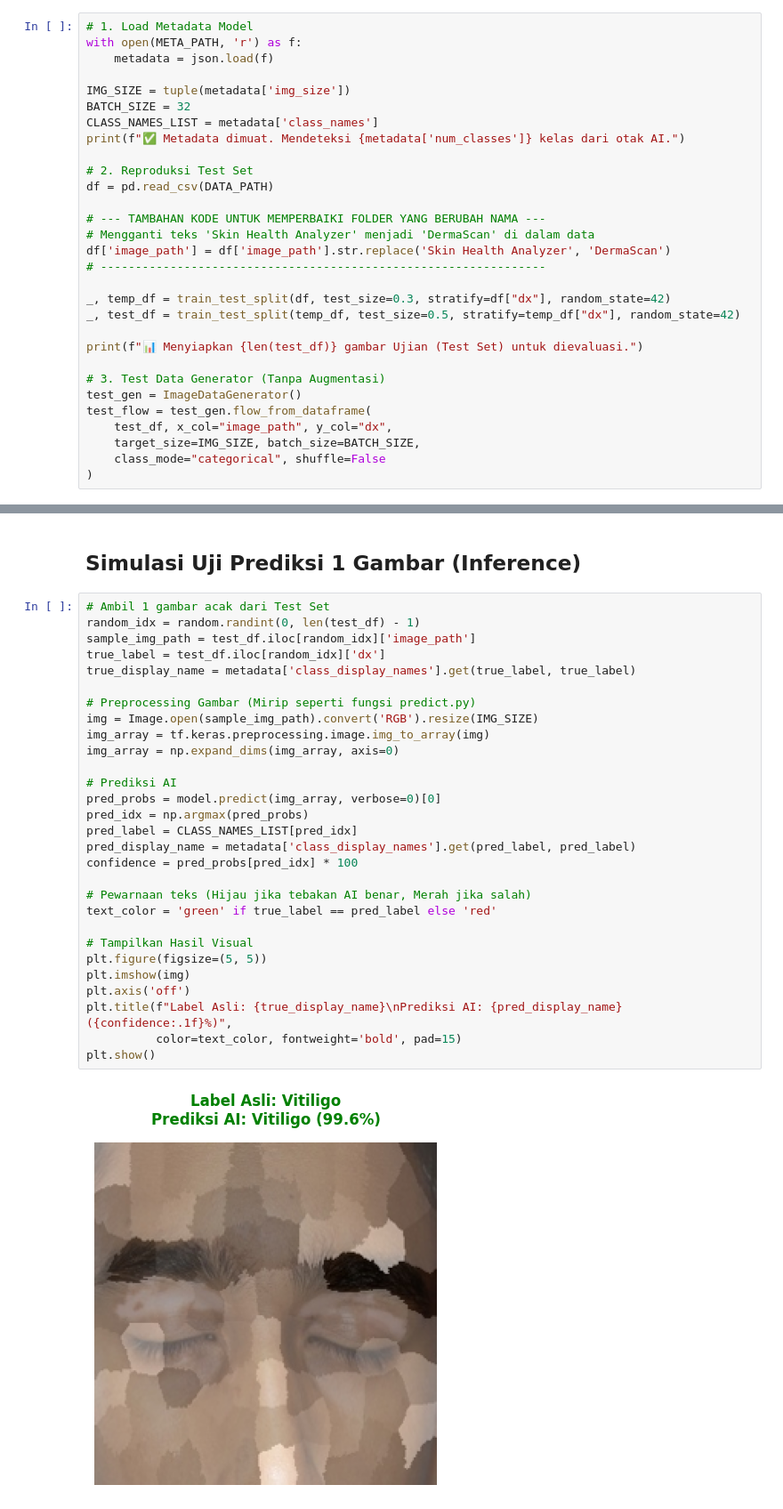
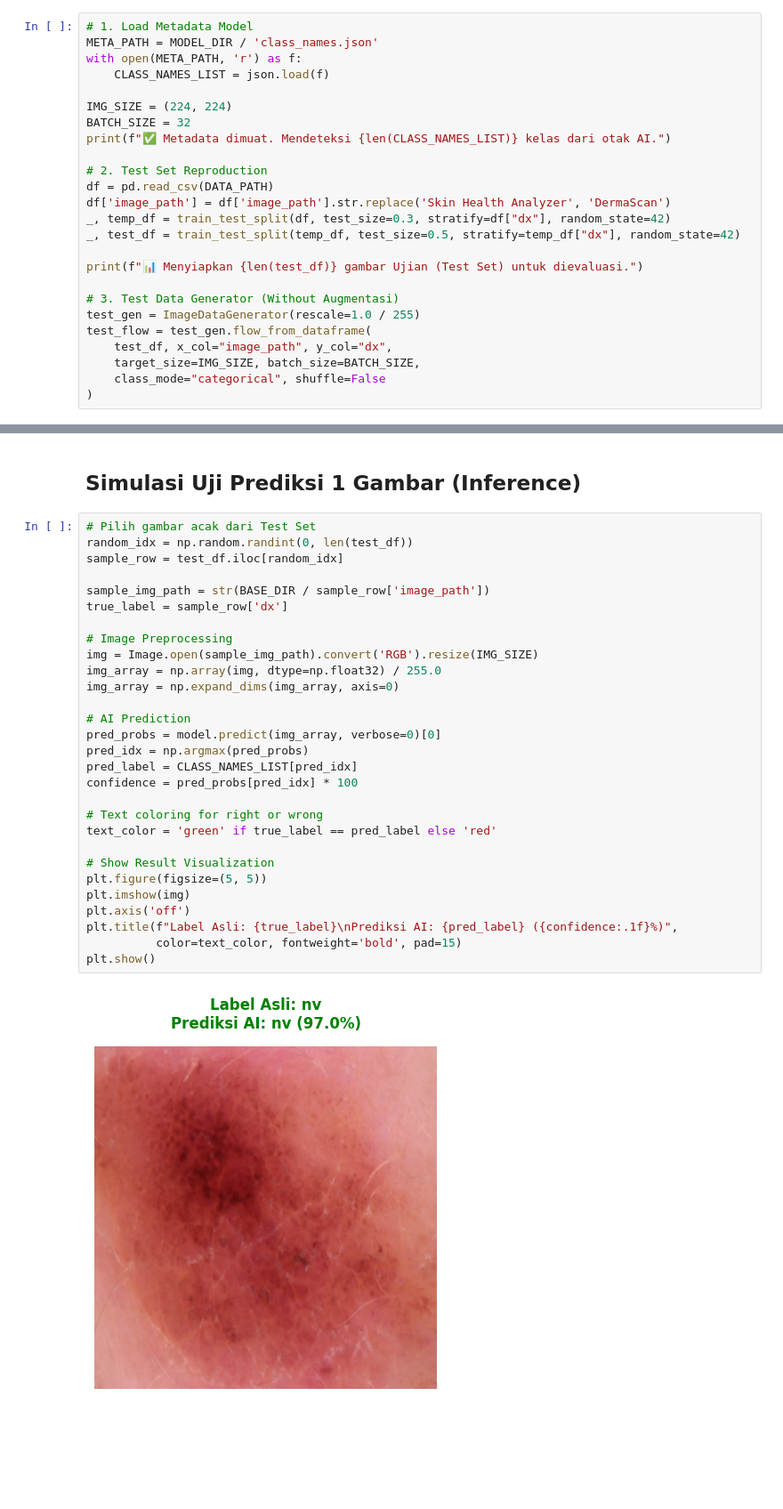
Before and after one commit to gege010/DermaScan, a Jupyter notebook: notebooks/03_model_training_evaluation.ipynb, the cells around one changed output, grey strips where cells are left out. Shown at 89% size. Cells and saved outputs as stored; diff of their text form; blank space fills up the shorter version.

```diff
--- a/notebooks/03_model_training_evaluation.ipynb
+++ b/notebooks/03_model_training_evaluation.ipynb
@@ -70,29 +37,24 @@ print("📁 Model Directory:", MODEL_DIR)
 ## Load Metadata & Reproduksi Test Set
 # %%
 # 1. Load Metadata Model
+META_PATH = MODEL_DIR / 'class_names.json'
 with open(META_PATH, 'r') as f:
-    metadata = json.load(f)
+    CLASS_NAMES_LIST = json.load(f)
 
-IMG_SIZE = tuple(metadata['img_size'])
+IMG_SIZE = (224, 224)
 BATCH_SIZE = 32
-CLASS_NAMES_LIST = metadata['class_names']
-print(f"✅ Metadata dimuat. Mendeteksi {metadata['num_classes']} kelas dari otak AI.")
+print(f"✅ Metadata dimuat. Mendeteksi {len(CLASS_NAMES_LIST)} kelas dari otak AI.")
 
-# 2. Reproduksi Test Set
+# 2. Test Set Reproduction
 df = pd.read_csv(DATA_PATH)
-
-# --- TAMBAHAN KODE UNTUK MEMPERBAIKI FOLDER YANG BERUBAH NAMA ---
-# Mengganti teks 'Skin Health Analyzer' menjadi 'DermaScan' di dalam data
 df['image_path'] = df['image_path'].str.replace('Skin Health Analyzer', 'DermaScan')
-# ----------------------------------------------------------------
-
 _, temp_df = train_test_split(df, test_size=0.3, stratify=df["dx"], random_state=42)
 _, test_df = train_test_split(temp_df, test_size=0.5, stratify=temp_df["dx"], random_state=42)
 
 print(f"📊 Menyiapkan {len(test_df)} gambar Ujian (Test Set) untuk dievaluasi.")
 
-# 3. Test Data Generator (Tanpa Augmentasi)
-test_gen = ImageDataGenerator()
+# 3. Test Data Generator (Without Augmentasi)
+test_gen = ImageDataGenerator(rescale=1.0 / 255)
 test_flow = test_gen.flow_from_dataframe(
     test_df, x_col="image_path", y_col="dx",
     target_size=IMG_SIZE, batch_size=BATCH_SIZE,
@@ -157,33 +143,33 @@ plt.show()
 # %% [markdown]
 ## Simulasi Uji Prediksi 1 Gambar (Inference)
 # %%
-# Ambil 1 gambar acak dari Test Set
-random_idx = random.randint(0, len(test_df) - 1)
-sample_img_path = test_df.iloc[random_idx]['image_path']
-true_label = test_df.iloc[random_idx]['dx']
-true_display_name = metadata['class_display_names'].get(true_label, true_label)
+# Pilih gambar acak dari Test Set
+random_idx = np.random.randint(0, len(test_df))
+sample_row = test_df.iloc[random_idx]
 
-# Preprocessing Gambar (Mirip seperti fungsi predict.py)
+sample_img_path = str(BASE_DIR / sample_row['image_path'])
+true_label = sample_row['dx']
+
+# Image Preprocessing
 img = Image.open(sample_img_path).convert('RGB').resize(IMG_SIZE)
-img_array = tf.keras.preprocessing.image.img_to_array(img)
+img_array = np.array(img, dtype=np.float32) / 255.0
 img_array = np.expand_dims(img_array, axis=0)
 
-# Prediksi AI
+# AI Prediction
 pred_probs = model.predict(img_array, verbose=0)[0]
 pred_idx = np.argmax(pred_probs)
 pred_label = CLASS_NAMES_LIST[pred_idx]
-pred_display_name = metadata['class_display_names'].get(pred_label, pred_label)
 confidence = pred_probs[pred_idx] * 100
 
-# Pewarnaan teks (Hijau jika tebakan AI benar, Merah jika salah)
+# Text coloring for right or wrong
 text_color = 'green' if true_label == pred_label else 'red'
 
-# Tampilkan Hasil Visual
+# Show Result Visualization
 plt.figure(figsize=(5, 5))
 plt.imshow(img)
 plt.axis('off')
-plt.title(f"Label Asli: {true_display_name}\nPrediksi AI: {pred_display_name} ({confidence:.1f}%)",
+plt.title(f"Label Asli: {true_label}\nPrediksi AI: {pred_label} ({confidence:.1f}%)",
           color=text_color, fontweight='bold', pad=15)
 plt.show()
 # %% [output]
-[figure, old version]
+[figure, new version]
```
Also changed, not shown: parts of 6 cells of this notebook, 4 other files.
